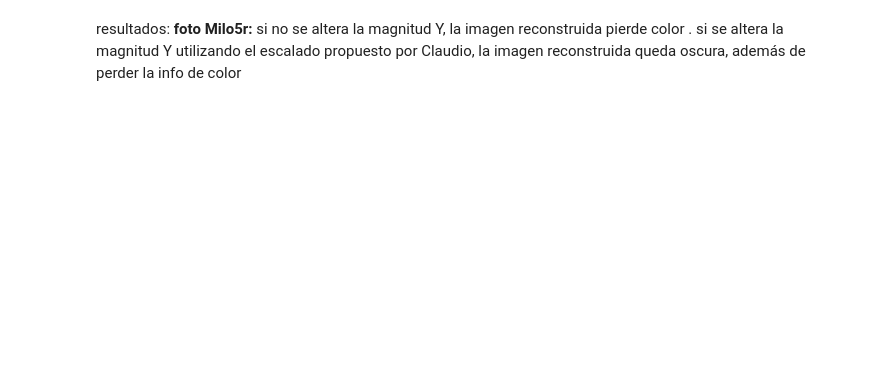
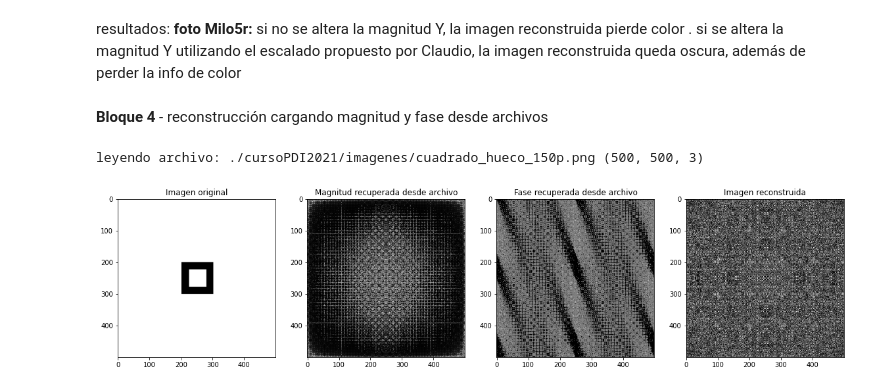
Before and after one commit to juangross/cAM, a Jupyter notebook: PDI_TP5_v3.ipynb, the cells around one changed output. Cells and saved outputs as stored; diff of their text form; code cells hidden in the pictures; blank space fills up the shorter version.

```diff
--- a/PDI_TP5_v3.ipynb
+++ b/PDI_TP5_v3.ipynb
@@ -388,2 +405,80 @@ leyendo archivo: ./cursoPDI2021/imagenes/milo5r.png (480, 853, 3)
 resultados:
 **foto Milo5r:** si no se altera la magnitud Y, la imagen reconstruida pierde color . si se altera la magnitud Y utilizando el escalado propuesto por Claudio, la imagen reconstruida queda oscura, además de perder la info de color
+# %% [markdown]
+**Bloque 4** - reconstrucción cargando magnitud y fase desde archivos
+# %%
+
+fmag = "cuadrado_hueco_150p" #@param [ 'cuadrado_hueco_150p', 'cuadrado_1p', 'circulo_50p', 'rombo_2', 'rectangulo_25x100p', 'cuadrado_10x10p', 'circulo_20p', 'triangulos_2', 'milo4r', 'cuadrado_5x5p','triangulo','rectangulo_100x25p']
+fphase = "cuadrado_hueco_150p" #@param #[ 'cuadrado_hueco_150p', 'cuadrado_1p', 'circulo_50p', 'rombo_2', 'rectangulo_25x100p', 'cuadrado_10x10p', 'circulo_20p', 'triangulos_2', 'milo4r', 'cuadrado_5x5p','triangulo','rectangulo_100x25p']
+
+#fmag = "circulo_50p" #@param ['milo2r','circulo_50p', 'cuadrado_10x10p','circulo_20p', 'milo4r', 'cuadrado_5x5p', 'tomates2r']
+#fphase = "circulo_50p" #@param ['milo2r','circulo_50p', 'cuadrado_10x10p','circulo_20p', 'milo4r', 'cuadrado_5x5p', 'tomates2r']
+
+
+Img1 = (img.imread(f"{path}{fmag}.{ext}"))      #lee con imageio
+
+#proceso la imagen original (RGB) a YIQ para poder obtener el canal IQ
+Img1 = Img1.astype('float')/255 #normalizo
+Img1 = np.clip(Img1,0.,1.)  #recorto los valores extremos al rango [0:1]
+print("leyendo archivo:", f"{path}{fmag}.{ext}", Img1.shape)
+Img1_yiq = RGB_TO_YIQ(Img1)   #hago esto para obtener los canales IQ de la imagen original, ya que esta info no se encuentra en archivos
+
+#leo los archivos que contienen la magnitud y fase
+mag_mod = plt.imread(f"{path}{fmag}.m")
+phase_mod = plt.imread(f"{path}{fphase}.a")
+#NOTA: el canal 0(R) de mag_mod y phase_mod contiene la info de magnitud y fase
+
+mag = np.exp(np.divide(mag_mod,32))  #recupero el valor de magnitud original del archivo
+phase = np.divide(phase_mod, 40) - 3.141592653589793 #recupero el valor de la fase
+#NOTA: estos valores recuperados se encuentran afectados por errores de redondeo y escalado
+
+
+#reconstrucción de la imagen en espacio YIQ en coeficientes de Fourier
+#reconstruyo en etapas basado en magnitud y fase separadas recuperadas desde archivo
+fimg_mod = np.zeros( mag.shape,dtype='complex')
+fimg_mod[:,:,0] = np.cos(phase[:,:,0]) + np.sin(phase[:,:,0]) * 1j
+fimg_mod[:,:,0] = mag[:,:,0] * fimg_mod[:,:,0] #escalo de acuerdo a la magnitud
+#print("fimg_mod: ",fimg_mod.shape)
+#print(fimg_mod)
+
+#inicializo el array que contiene la imagen reconstruida
+#y le precargo los canales YQ de la imagen original
+
+#imagen YIQ =  Y(reconstruido desde archivos),
+#              IQ (desde imagen original)
+#Img1_yiq_mod = np.zeros(Img1.shape, dtype='float')
+Img1_yiq_mod[:,:,0] = np.fft.ifft2( fimg_mod[:,:,0]) #cargo canal Y resultado de la FFT inversa
+Img1_yiq_mod[:,:,0] = np.fft.ifft2(np.fft.fftshift( fimg_mod[:,:,0] )) #cargo canal Y resultado de la FFT inversa
+Img1_yiq_mod[:,:,1] = Img1_yiq[:,:,1]     #copio canal I original
+Img1_yiq_mod[:,:,2] = Img1_yiq[:,:,2]     #copio canal Q original
+
+Img1_yiq_mod = ClipYIQ(Img1_yiq_mod)          #recorto la imagen YIQ al rango válido
+Img1_mod = YIQ_TO_RGB(Img1_yiq_mod)          #convierte espacio YIQ a RGB
+Img1_mod = 255*Img1_mod                       #desnormalizo la imagen
+Img1_mod = np.rint(Img1_mod)                  #redondeo a valores enteros
+Img1_mod = np.clip(Img1_mod,0,255)            #recorto los valores que superen 255
+#print(Img1_mod)
+
+#figura base
+fig, axs = plt.subplots(1, 4, tight_layout=True,figsize=(16, 16))
+
+axs[0].imshow(Img1)
+axs[0].set_title("Imagen original")
+
+#magnitud del espectro centrado
+axs[1].imshow(mag[:,:,0].astype('uint8'),cmap= 'gray')
+axs[1].set_title("Magnitud recuperada desde archivo")
+
+#axs[2].imshow(mag_log.astype('uint8'),cmap= 'gray')
+#fimg_mod ya tiene aplicado el escalado logaritmico sugerido por Claudio
+
+
+axs[2].imshow(phase[:,:,0].astype('uint8'),cmap= 'gray')
+axs[2].set_title("Fase recuperada desde archivo")
+
+axs[3].imshow( Img1_mod.astype('uint8'))
+axs[3].set_title("Imagen reconstruida")
+plt.show()
+# %% [output]
+leyendo archivo: ./cursoPDI2021/imagenes/cuadrado_hueco_150p.png (500, 500, 3)
+[figure, added]
```
Also changed, not shown: parts of 9 cells of this notebook.
